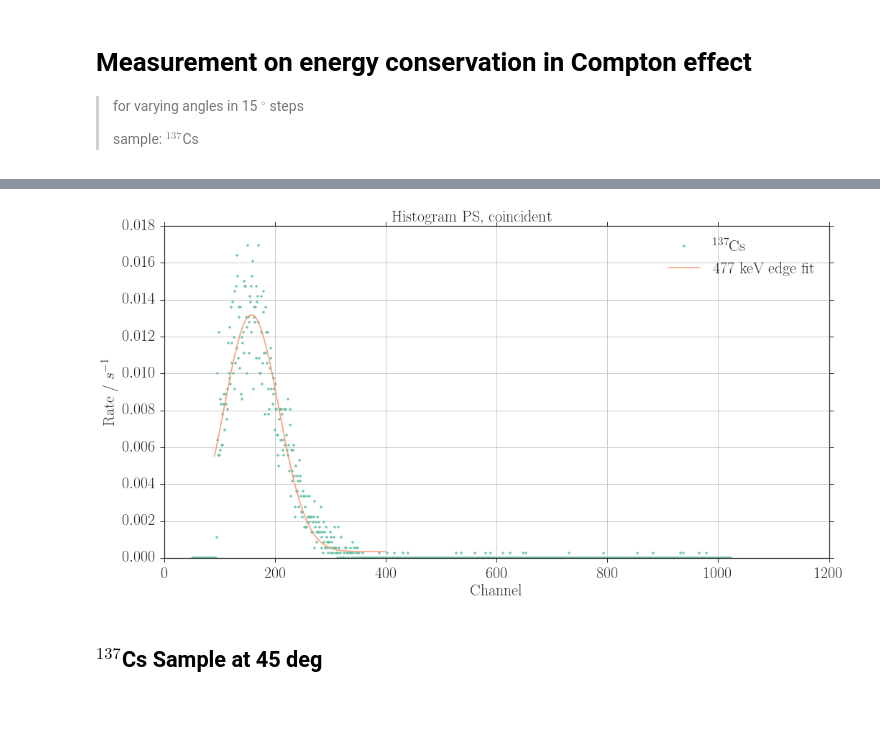
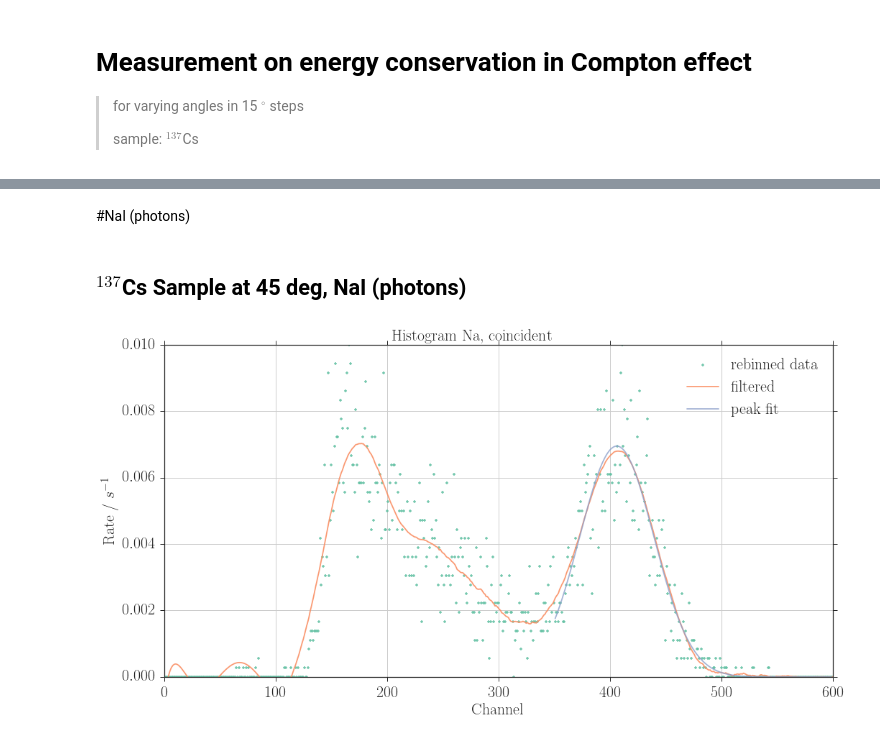
Before and after one commit to Bondzio/fp, a Jupyter notebook: compton/analysis/energy_conservation.ipynb, the cells around one changed output, grey strips where cells are left out. Saved outputs shown, nothing was run; the diff lists cells and outputs as text; code cells hidden in the pictures; blank space fills up the shorter version.

```diff
--- a/compton/analysis/energy_conservation.ipynb
+++ b/compton/analysis/energy_conservation.ipynb
@@ -56,0 +201,4 @@ def gauss_plus_exp(x, *p):
+# %% [markdown]
+#NaI (photons)
+# %% [markdown]
+## $^{137}$Cs Sample at 45 deg, NaI (photons)
@@ -57,57 +226,40 @@ def gauss_plus_exp(x, *p):
 # %%
-x_lower = 50
-#### 137Cs sample ####
-cs_sample = '$^{137}\mathrm{Cs}$'
-file_in = npy_dir + "coin_ps_75" + '.npy'
-x, y = np.load(file_in)
-x = x[x > x_lower] # Remove parts below lower bound
-y = y[x > x_lower]
-
-
-t_na = 3600.000
-rate = y / t_na
-#rate = rate - rate_bg
-rate[rate < 0] = 0
-
-
 ###### FIT PEAK #################
 # Define range to be fitted
-x_min = 90    # lower bound
-x_max = 400    # upper bound
+x_min = 350    # lower bound
+x_max = 600    # upper bound
 x_fit = x[(x > x_min) * (x < x_max)]
-y_fit = rate[(x > x_min) * (x < x_max)]
+y_fit = y[(x > x_min) * (x < x_max)]
 
 # p0 is the initial guess for the fitting coefficients
-# p = [A_edge, x_step, sigma, offset]
-p0 = [ 0.015, 170,   40,   0]
-fit_edge0 = gauss(x_fit, *p0)
+# p = [A, x_step, sigma, offset]
+p0 = [ 0.006, 400,   50,   0]
+#fit_peak0 = gauss(x_fit, *p0)
 coeff, cov = curve_fit(gauss, x_fit, y_fit, p0=p0)
 c = uc.correlated_values(coeff, cov)
-fit_edge = gauss(x_fit, *coeff)
-#x_step = coeff[1]
-
+fit_peak = gauss(x_fit, *coeff)
+x_c = coeff[1]
 
 # Plotting
 fig1, ax1 = plt.subplots(1, 1)
 if not save_fig:
-    fig1.suptitle("Histogram PS, coincident")
+    fig1.suptitle("Histogram Na, coincident")
 #ax1.plot(x, rate_bg, '.', alpha=0.9, label='background')
-ax1.plot(x, rate, '.', alpha=0.9, label=(cs_sample))
-edge, = ax1.plot(x_fit, fit_edge, '-', alpha=0.8, label='477 keV edge fit')
-#ax1.plot([x_step] * 2, [0, 8000], '--', c=edge.get_color(), label='477 keV edge')
+ax1.plot(x, y, '.', alpha=0.9, label='rebinned data')
+ax1.plot(x, y_filtered, '-', alpha=0.9, label='filtered')
+peak, = ax1.plot(x_fit, fit_peak, '-', alpha=0.8, label='peak fit')
+#ax1.plot([x_c] * 2, [0, 8000], '--', c=peak.get_color(), label='peak')
 ax1.set_xlabel("Channel")
 ax1.set_ylabel("Rate / $s^{-1}$")
-#ax1.set_xlim(0, 1000)
-#ax1.set_ylim(1e-5, 6)
+ax1.set_xlim(0, 600)
+ax1.set_ylim(0, 1e-2)
 ax1.legend(loc=1)
 ax1.grid(True)
 #ax1.set_yscale("log", nonposy='clip')
 if show_fig:
     fig1.show()
 if save_fig:
     fig1.savefig(fig_dir + file_name + ".pdf")
     fig1.savefig(fig_dir + file_name + ".png")
 # %% [output]
-[figure, old version]
+[figure, new version]
-# %% [markdown]
-## $^{137}$Cs Sample at 45 deg
```
Also changed, not shown: parts of 16 cells of this notebook, 8 other files.
